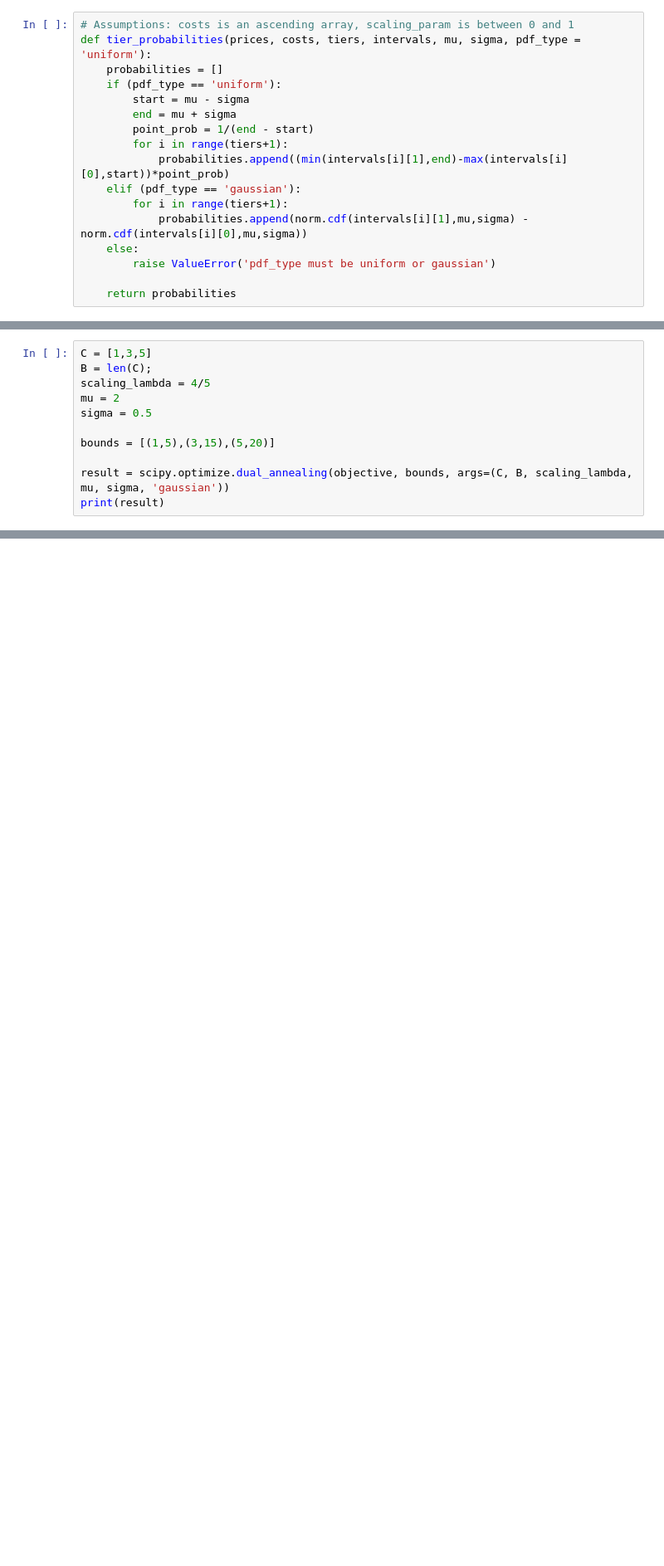
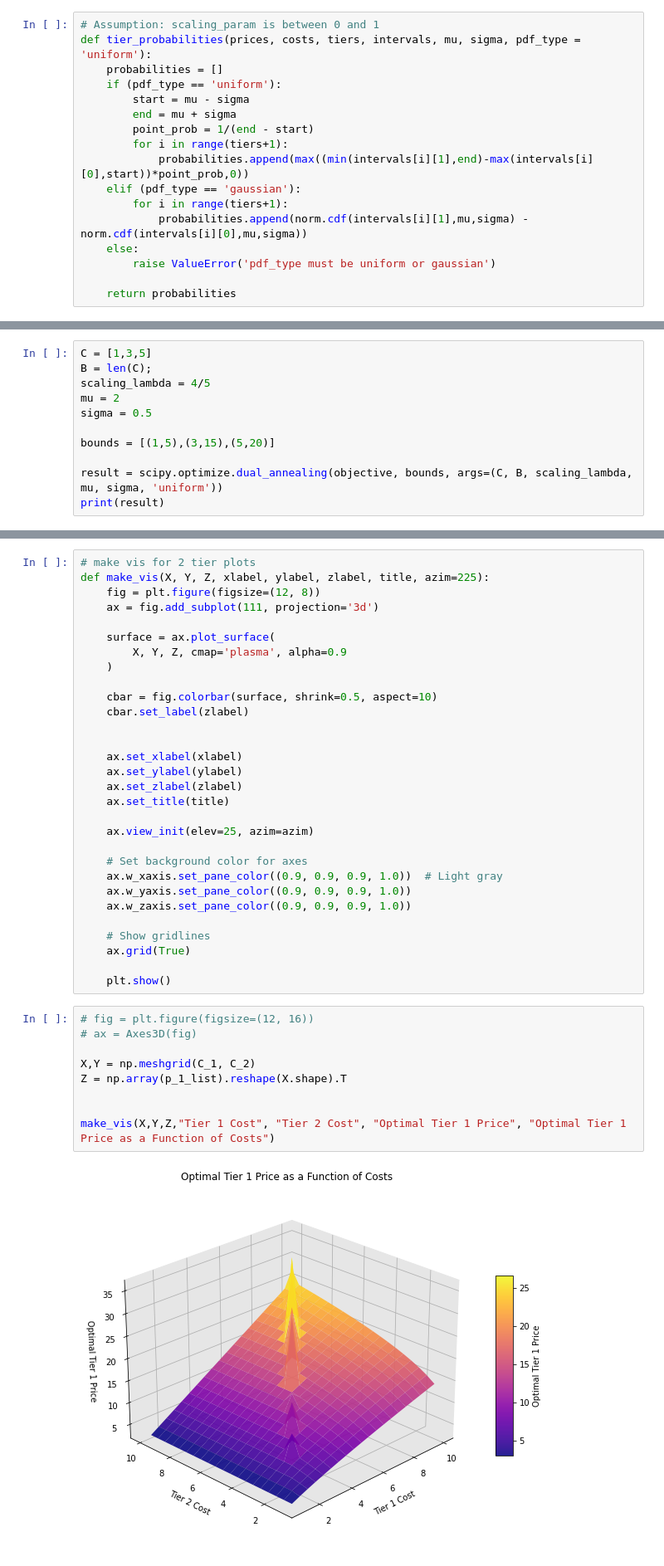
Before and after one commit to kabir-vats/Tiered-Dynamic-Pricing, a Jupyter notebook: probablistic_optimization.ipynb, the cells around one changed output, grey strips where cells are left out. Shown at 83% size. Cells and saved outputs as stored; diff of their text form; blank space fills up the shorter version.

```diff
--- a/probablistic_optimization.ipynb
+++ b/probablistic_optimization.ipynb
@@ -54,5 +66,5 @@ def calculate_intervals(prices, costs, tiers, scaling_param):
 # %%
-# Assumptions: costs is an ascending array, scaling_param is between 0 and 1
+# Assumption: scaling_param is between 0 and 1
 def tier_probabilities(prices, costs, tiers, intervals, mu, sigma, pdf_type = 'uniform'):
     probabilities = []
     if (pdf_type == 'uniform'):
@@ -60,7 +72,7 @@ def tier_probabilities(prices, costs, tiers, intervals, mu, sigma, pdf_type = 'u
         end = mu + sigma
         point_prob = 1/(end - start)
         for i in range(tiers+1):
-            probabilities.append((min(intervals[i][1],end)-max(intervals[i][0],start))*point_prob)
+            probabilities.append(max((min(intervals[i][1],end)-max(intervals[i][0],start))*point_prob,0))
     elif (pdf_type == 'gaussian'):
         for i in range(tiers+1):
             probabilities.append(norm.cdf(intervals[i][1],mu,sigma) - norm.cdf(intervals[i][0],mu,sigma))
@@ -90,6 +104,6 @@ sigma = 0.5
 
 bounds = [(1,5),(3,15),(5,20)]
 
-result = scipy.optimize.dual_annealing(objective, bounds, args=(C, B, scaling_lambda, mu, sigma, 'gaussian'))
+result = scipy.optimize.dual_annealing(objective, bounds, args=(C, B, scaling_lambda, mu, sigma, 'uniform'))
 print(result)
 # %% [output]
@@ -107,0 +152,41 @@ print(result)
+# %%
+# make vis for 2 tier plots
+def make_vis(X, Y, Z, xlabel, ylabel, zlabel, title, azim=225):
+    fig = plt.figure(figsize=(12, 8))
+    ax = fig.add_subplot(111, projection='3d')
+
+    surface = ax.plot_surface(
+        X, Y, Z, cmap='plasma', alpha=0.9
+    )
+
+    cbar = fig.colorbar(surface, shrink=0.5, aspect=10)
+    cbar.set_label(zlabel)
+
+
+    ax.set_xlabel(xlabel)
+    ax.set_ylabel(ylabel)
+    ax.set_zlabel(zlabel)
+    ax.set_title(title)
+
+    ax.view_init(elev=25, azim=azim)
+
+    # Set background color for axes
+    ax.w_xaxis.set_pane_color((0.9, 0.9, 0.9, 1.0))  # Light gray
+    ax.w_yaxis.set_pane_color((0.9, 0.9, 0.9, 1.0))
+    ax.w_zaxis.set_pane_color((0.9, 0.9, 0.9, 1.0))
+
+    # Show gridlines
+    ax.grid(True)
+
+    plt.show()
+# %%
+# fig = plt.figure(figsize=(12, 16))
+# ax = Axes3D(fig)
+
+X,Y = np.meshgrid(C_1, C_2)
+Z = np.array(p_1_list).reshape(X.shape).T
+
+
+make_vis(X,Y,Z,"Tier 1 Cost", "Tier 2 Cost", "Optimal Tier 1 Price", "Optimal Tier 1 Price as a Function of Costs")
+# %% [output]
+[figure, added]
```
Also changed, not shown: parts of 20 cells of this notebook, 1 other file.
